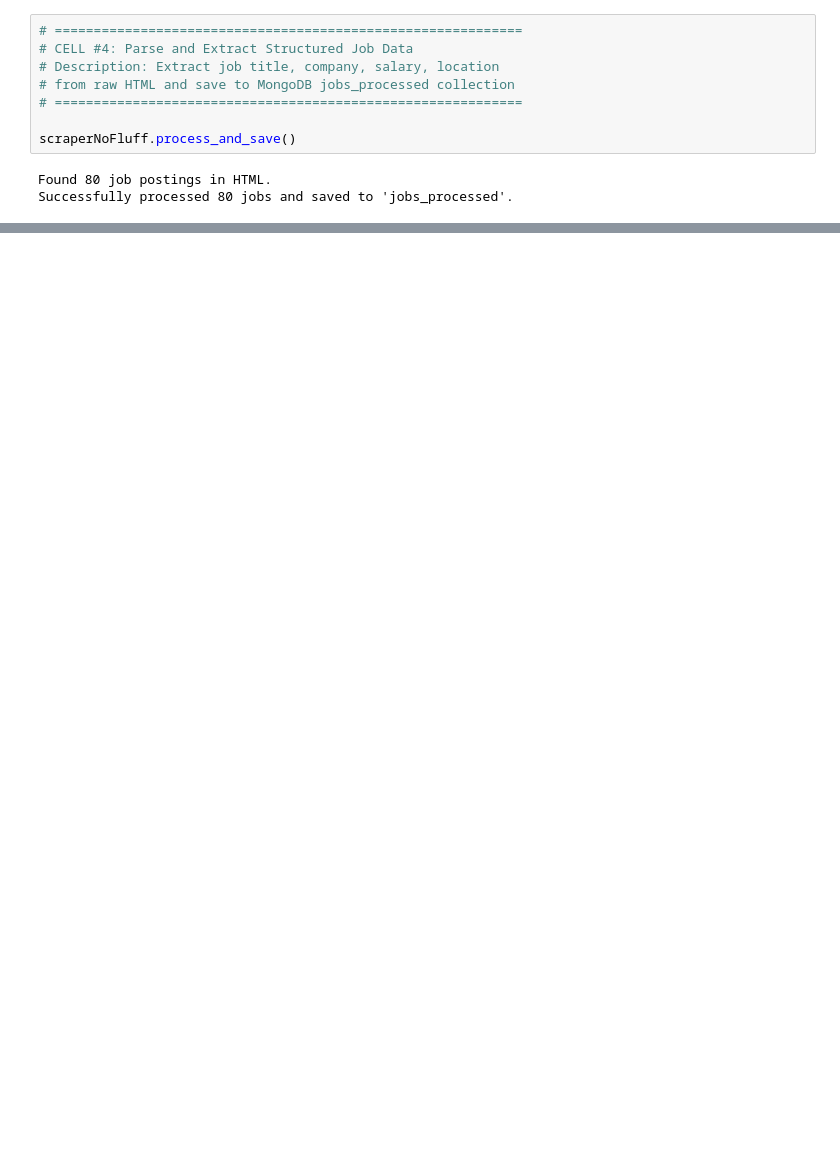
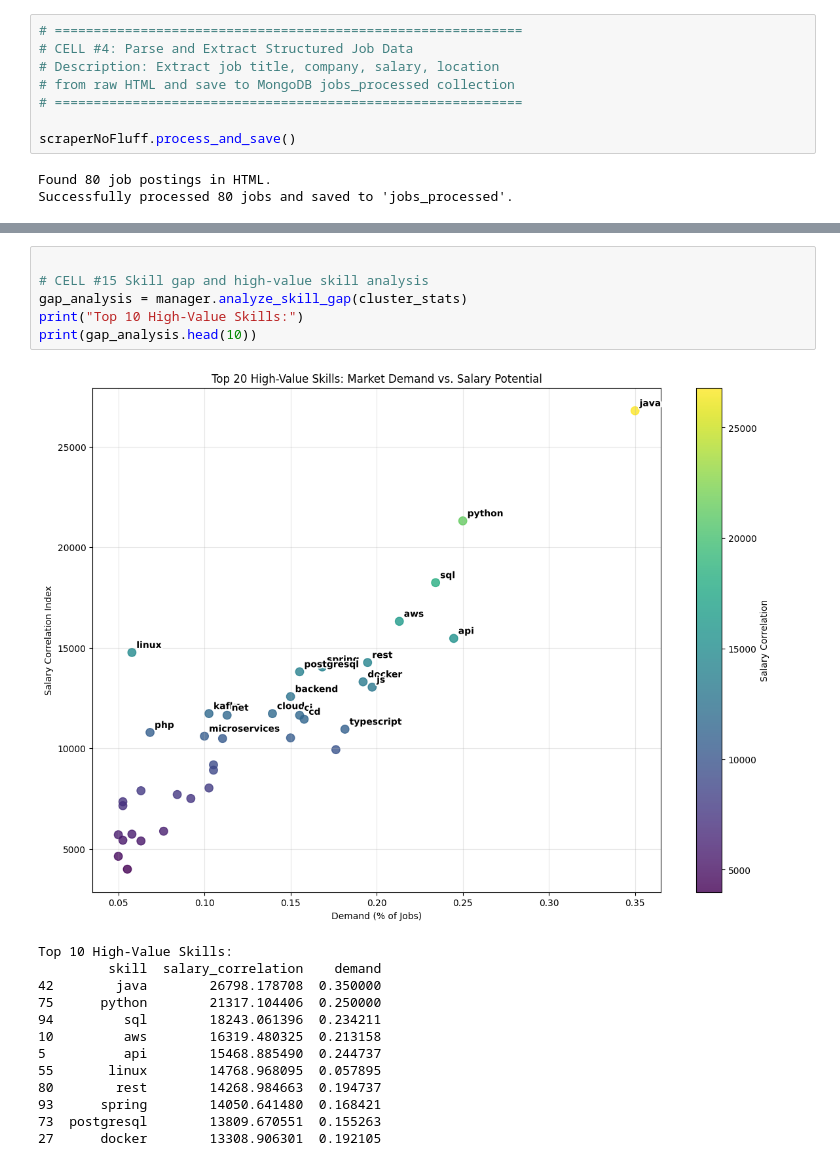
Before and after one commit to Joe-Fisher3356/BigDataFinal, a Jupyter notebook: main.ipynb, the cells around one changed output, grey strips where cells are left out. Saved outputs shown, nothing was run; the diff lists cells and outputs as text; blank space fills up the shorter version.

```diff
--- a/main.ipynb
+++ b/main.ipynb
@@ -1403,0 +211,20 @@ R²: 0.02
+# %%
+
+# CELL #15 Skill gap and high-value skill analysis
+gap_analysis = manager.analyze_skill_gap(cluster_stats)
+print("Top 10 High-Value Skills:")
+print(gap_analysis.head(10))
+# %% [output]
+[figure, added]
+Top 10 High-Value Skills:
+         skill  salary_correlation    demand
+42        java        26798.178708  0.350000
+75      python        21317.104406  0.250000
+94         sql        18243.061396  0.234211
+10         aws        16319.480325  0.213158
+5          api        15468.885490  0.244737
+55       linux        14768.968095  0.057895
+80        rest        14268.984663  0.194737
+93      spring        14050.641480  0.168421
+73  postgresql        13809.670551  0.155263
+27      docker        13308.906301  0.192105
```
Also changed, not shown: parts of 26 cells of this notebook, 8 other files.
